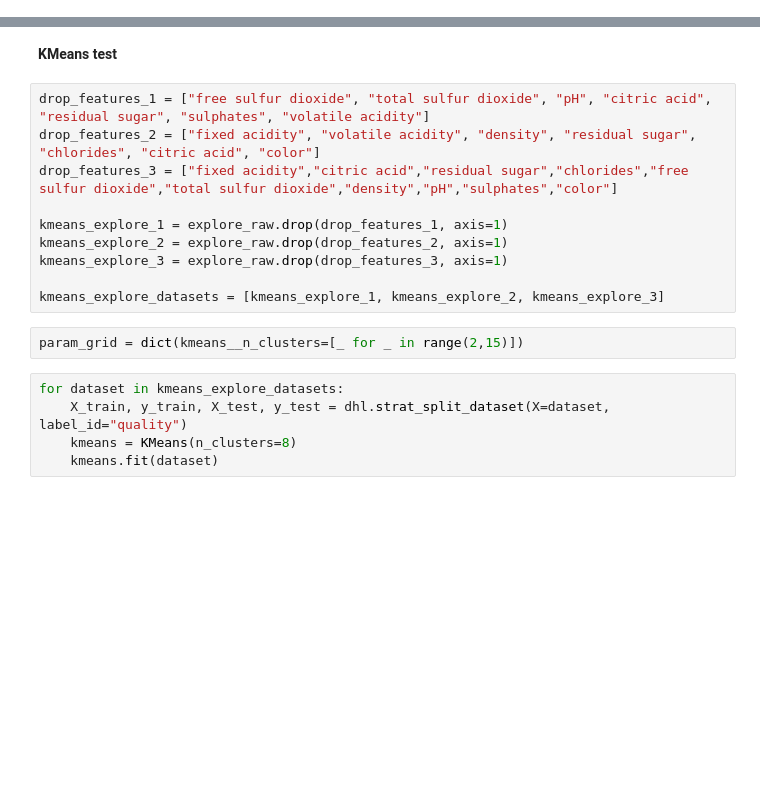
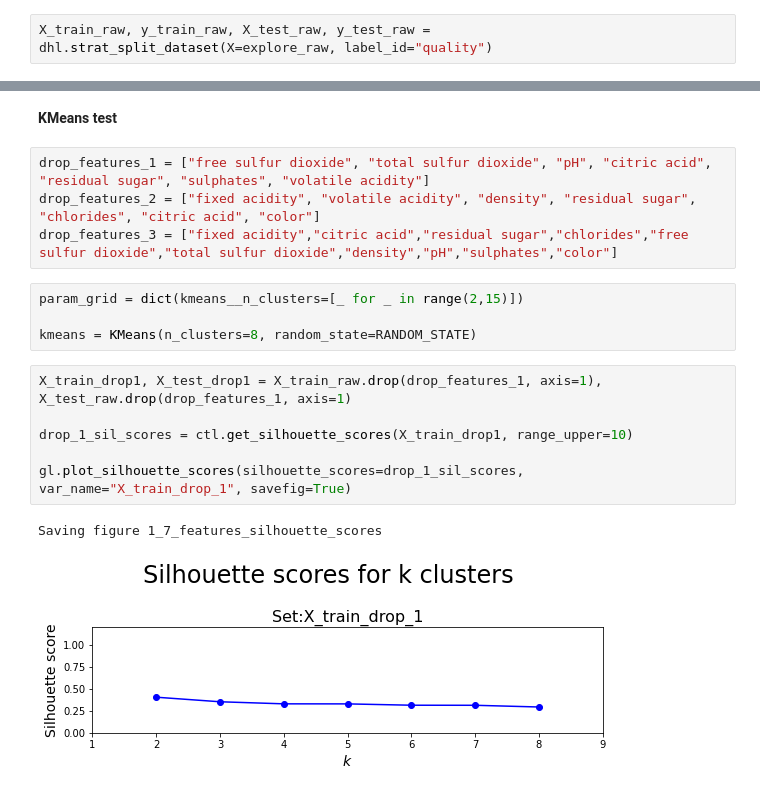
Before and after one commit to joseph-g25/SP22-Project3-WineRedux, a Jupyter notebook: 00_explore_env_notebook.ipynb, the cells around one changed output, grey strips where cells are left out. Saved outputs shown, nothing was run; the diff lists cells and outputs as text; blank space fills up the shorter version.

```diff
--- a/00_explore_env_notebook.ipynb
+++ b/00_explore_env_notebook.ipynb
@@ -35,3 +39,5 @@ explore_raw.head()
+# %%
+X_train_raw, y_train_raw, X_test_raw, y_test_raw = dhl.strat_split_dataset(X=explore_raw, label_id="quality")
 # %% [markdown]
 **Correlation matrix**
 # %%
@@ -66,16 +72,16 @@ First look:
 drop_features_1 = ["free sulfur dioxide", "total sulfur dioxide", "pH", "citric acid", "residual sugar", "sulphates", "volatile acidity"]
 drop_features_2 = ["fixed acidity", "volatile acidity", "density", "residual sugar", "chlorides", "citric acid", "color"]
 drop_features_3 = ["fixed acidity","citric acid","residual sugar","chlorides","free sulfur dioxide","total sulfur dioxide","density","pH","sulphates","color"]
-
-kmeans_explore_1 = explore_raw.drop(drop_features_1, axis=1)
-kmeans_explore_2 = explore_raw.drop(drop_features_2, axis=1)
-kmeans_explore_3 = explore_raw.drop(drop_features_3, axis=1)
-
-kmeans_explore_datasets = [kmeans_explore_1, kmeans_explore_2, kmeans_explore_3]
 # %%
 param_grid = dict(kmeans__n_clusters=[_ for _ in range(2,15)])
+
+kmeans = KMeans(n_clusters=8, random_state=RANDOM_STATE)
-# %%
-for dataset in kmeans_explore_datasets:
-    X_train, y_train, X_test, y_test = dhl.strat_split_dataset(X=dataset, label_id="quality")
-    kmeans = KMeans(n_clusters=8)
-    kmeans.fit(dataset)
+# %%
+X_train_drop1, X_test_drop1 = X_train_raw.drop(drop_features_1, axis=1), X_test_raw.drop(drop_features_1, axis=1)
+
+drop_1_sil_scores = ctl.get_silhouette_scores(X_train_drop1, range_upper=10)
+
+gl.plot_silhouette_scores(silhouette_scores=drop_1_sil_scores, var_name="X_train_drop_1", savefig=True)
+# %% [output]
+Saving figure 1_7_features_silhouette_scores
+[figure, added]
```
Also changed, not shown: parts of 5 cells of this notebook, 5 other files.
